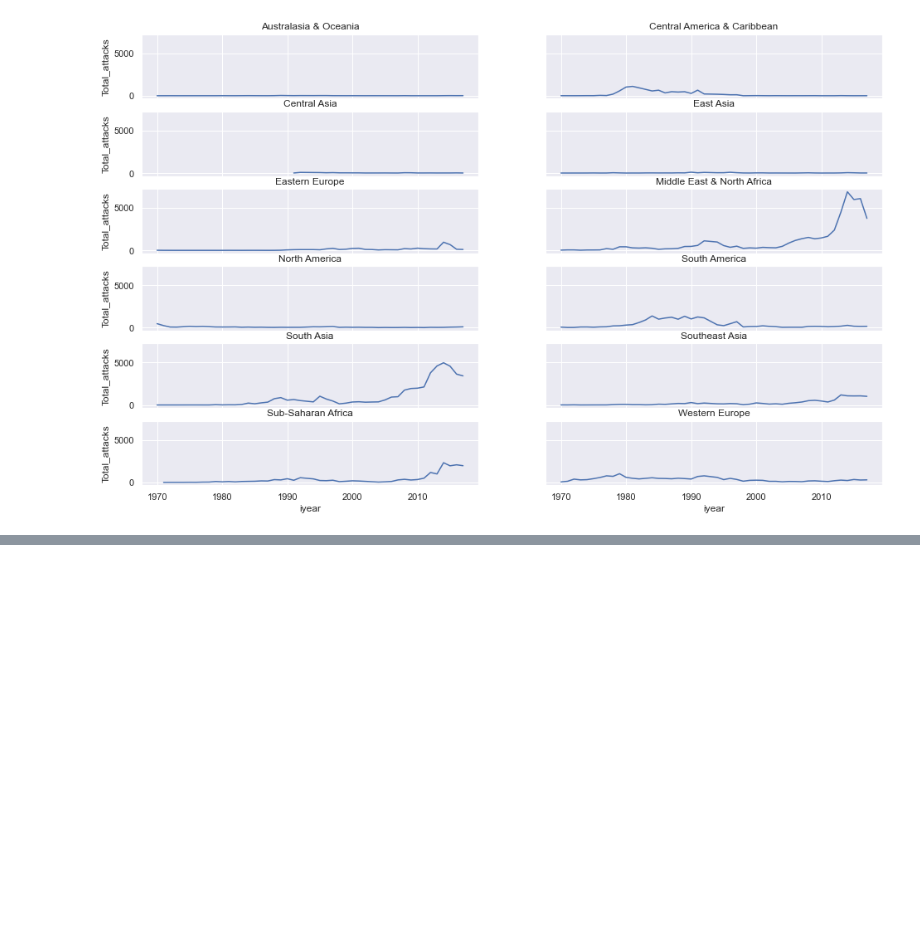
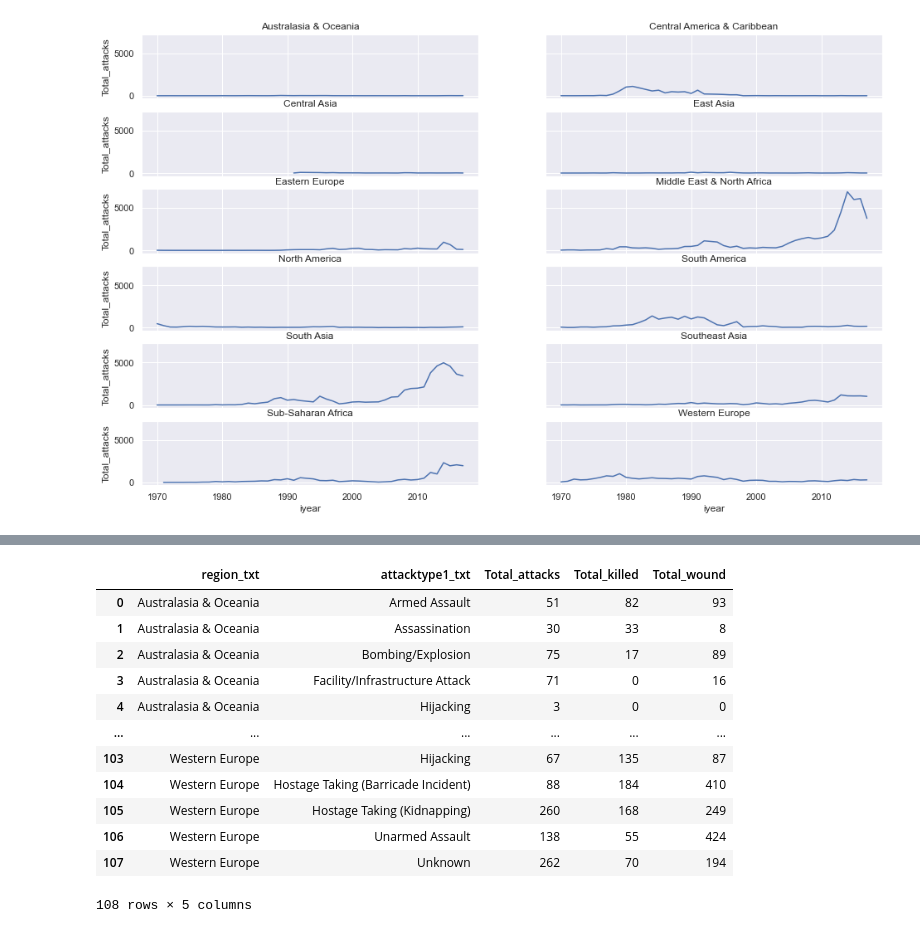
Before and after one commit to AlbertCos/Data_Science_project, a Jupyter notebook: Global_Terrorism_exploration_and_prediction_app.ipynb, the cells around one changed output, grey strips where cells are left out. Saved outputs shown, nothing was run; the diff lists cells and outputs as text; code cells hidden in the pictures; blank space fills up the shorter version.

```diff
--- a/Global_Terrorism_exploration_and_prediction_app.ipynb
+++ b/Global_Terrorism_exploration_and_prediction_app.ipynb
@@ -455,0 +492,17 @@ Text(0.5, 1.0, 'Western Europe')
+# %%
+df_total_types_killed_by_country = df.groupby(['region_txt','attacktype1_txt']).agg(Total_attacks=('nkill', 'count'),Total_killed=('nkill', 'sum'),Total_wound=('nwound', 'sum')).reset_index()
+df_total_types_killed_by_country
+# %% [output]
+|  | region_txt | attacktype1_txt | Total_attacks | Total_killed | Total_wound |
+| 0 | Australasia & Oceania | Armed Assault | 51 | 82 | 93 |
+| 1 | Australasia & Oceania | Assassination | 30 | 33 | 8 |
+| 2 | Australasia & Oceania | Bombing/Explosion | 75 | 17 | 89 |
+| 3 | Australasia & Oceania | Facility/Infrastructure Attack | 71 | 0 | 16 |
+| 4 | Australasia & Oceania | Hijacking | 3 | 0 | 0 |
+| ... | ... | ... | ... | ... | ... |
+| 103 | Western Europe | Hijacking | 67 | 135 | 87 |
+| 104 | Western Europe | Hostage Taking (Barricade Incident) | 88 | 184 | 410 |
+| 105 | Western Europe | Hostage Taking (Kidnapping) | 260 | 168 | 249 |
+| 106 | Western Europe | Unarmed Assault | 138 | 55 | 424 |
+| 107 | Western Europe | Unknown | 262 | 70 | 194 |
+108 rows × 5 columns
```
Also changed, not shown: parts of 5 cells of this notebook.
